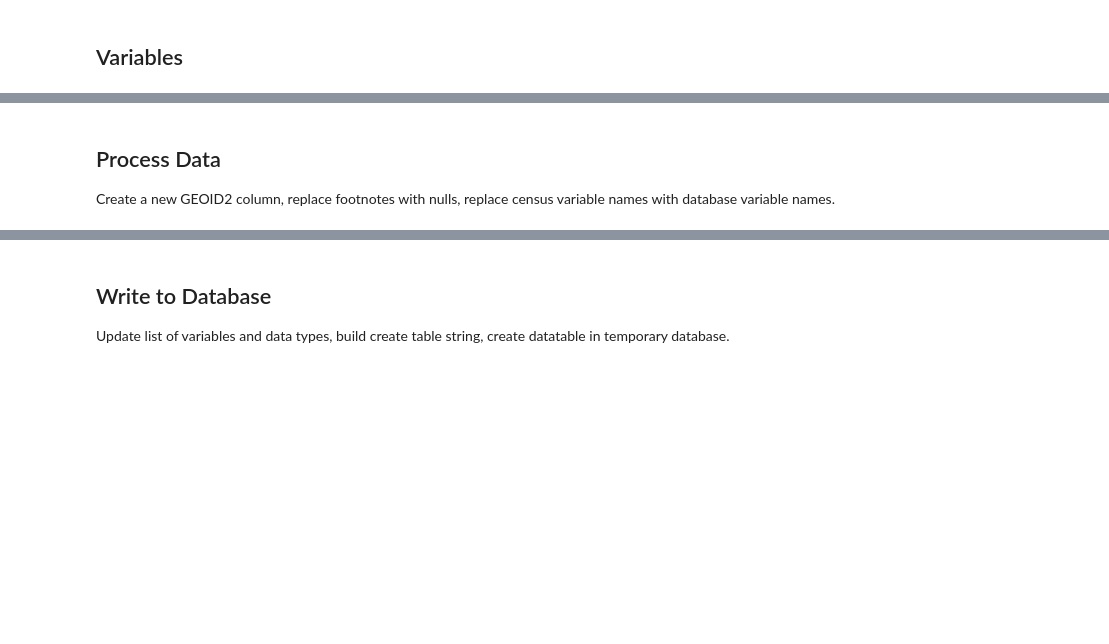
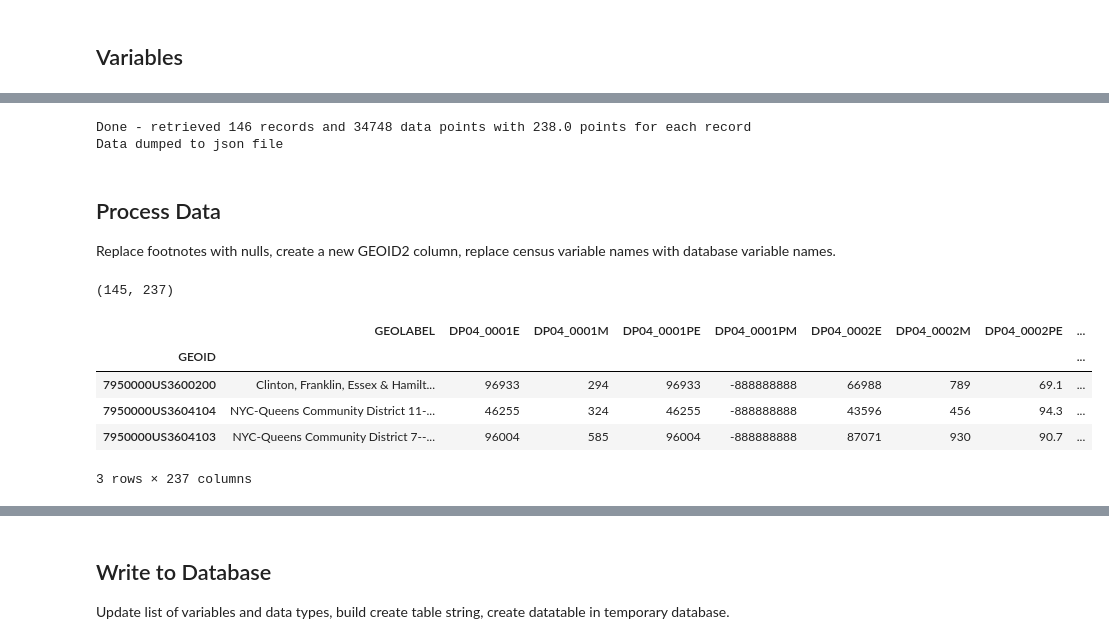
Before and after one commit to frankpd/nyc_geodatabase, a Jupyter notebook: census_acs/census_acs.ipynb, the cells around one changed output, grey strips where cells are left out. Saved outputs shown, nothing was run; the diff lists cells and outputs as text; code cells hidden in the pictures; blank space fills up the shorter version.

```diff
--- a/census_acs/census_acs.ipynb
+++ b/census_acs/census_acs.ipynb
@@ -76,4 +96,5 @@ else:
 # %%
-excelgeo = pd.read_excel(os.path.join('inputs','acs_variables.xlsx'),sheet_name=geogs, dtype=object)
+# Geographic indetifiers: zctas to retrieve, pumas to filter by, and counties containing tracts to retrieve
+excelgeo = pd.read_excel(os.path.join('inputs','acs_variables.xlsx'),sheet_name=geotype, dtype=object)
 geoids = excelgeo['GEO'].tolist()
-len(geoids)
+print('Number of geographic indetifiers:',len(geoids))
@@ -132,8 +164,7 @@ def getdata():
 # %%
-datalist=[]
-
-if geogs=='zctas':
-    for g in geoids[0:4]:
+#If this block was run successfully for a given table and geography don't rerun - next block pulls from saved json
+if geotype=='zctas':
+    for g in geoids:
         georecord=getdata()
         print('Retrieved data for',g)
         if len(datalist)==0:
@@ -141,15 +172,27 @@ if geogs=='zctas':
             datalist.append(georecord[1])
         else:
             datalist.append(georecord[1])
-elif geogs=='pumas':
+elif geotype=='pumas':
     datalist=getdata()
+elif geotype=='tracts':
+    for county in geoids:
+        georecord=getdata()
+        print('Retrieved data for',county)
+        if len(datalist)==0:
+            for tract in georecord:
+                datalist.append(tract)
+        else:
+            for tract in georecord[1:]:
+                datalist.append(tract)
 
 dlrows=len(datalist)
 dlitems=sum(len(x) for x in datalist)
 dlbyrow=dlitems / dlrows
-
-print('Done - retrieved', dlrows, 'records and', dlitems,'data points with', dlbyrow, 'data points for each record')
+print('Done - retrieved', dlrows, 'records and', dlitems,'data points with', dlbyrow, 'points for each record')
 
 with open(jsonpath, 'w') as f:
     json.dump(datalist, f)
 print('Data dumped to json file')
+# %% [output]
+Done - retrieved 146 records and 34748 data points with 238.0 points for each record
+Data dumped to json file
@@ -235,11 +199,21 @@ print('Data dumped to json file')
 # %% [markdown]
 ## Process Data
-Create a new GEOID2 column, replace footnotes with nulls, replace census variable names with database variable names.
+Replace footnotes with nulls, create a new GEOID2 column, replace census variable names with database variable names.
 # %%
 with open(jsonpath, 'r') as f:
     jsondata=json.load(f)
-alldata = pd.DataFrame(jsondata[1:],columns=jsondata[0]).rename(columns={'GEO_ID':'GEOID','NAME':'GEOLABEL'}).set_index('GEOID')
+alldata = pd.DataFrame(jsondata[1:],columns=jsondata[0],dtype=object).rename(columns={
+    'GEO_ID':'GEOID','NAME':'GEOLABEL'}).set_index('GEOID')
 alldata.shape
 # Shape should be 1 row and 1 column less than previous count (excludes header row and index column)
+# %% [output]
+(145, 237)
 # %%
-alldata.head()
+alldata.head(3)
+# %% [output]
+|  | GEOLABEL | DP04_0001E | DP04_0001M | DP04_0001PE | DP04_0001PM | DP04_0002E | DP04_0002M | DP04_0002PE | ... |
+| GEOID |  |  |  |  |  |  |  |  | ... |
+| 7950000US3600200 | Clinton, Franklin, Essex & Hamilt... | 96933 | 294 | 96933 | -888888888 | 66988 | 789 | 69.1 | ... |
+| 7950000US3604104 | NYC-Queens Community District 11-... | 46255 | 324 | 46255 | -888888888 | 43596 | 456 | 94.3 | ... |
+| 7950000US3604103 | NYC-Queens Community District 7--... | 96004 | 585 | 96004 | -888888888 | 87071 | 930 | 90.7 | ... |
+3 rows × 237 columns
```
Also changed, not shown: parts of 39 cells of this notebook, 7 other files.
